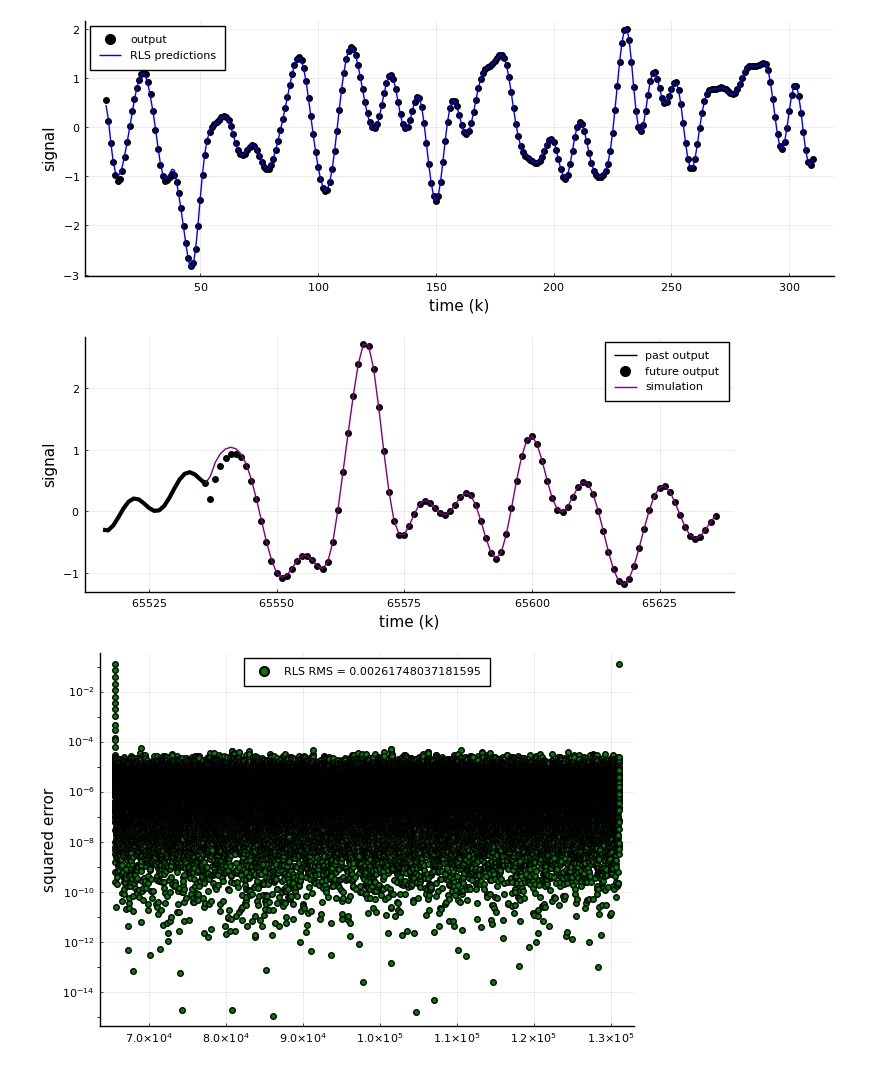
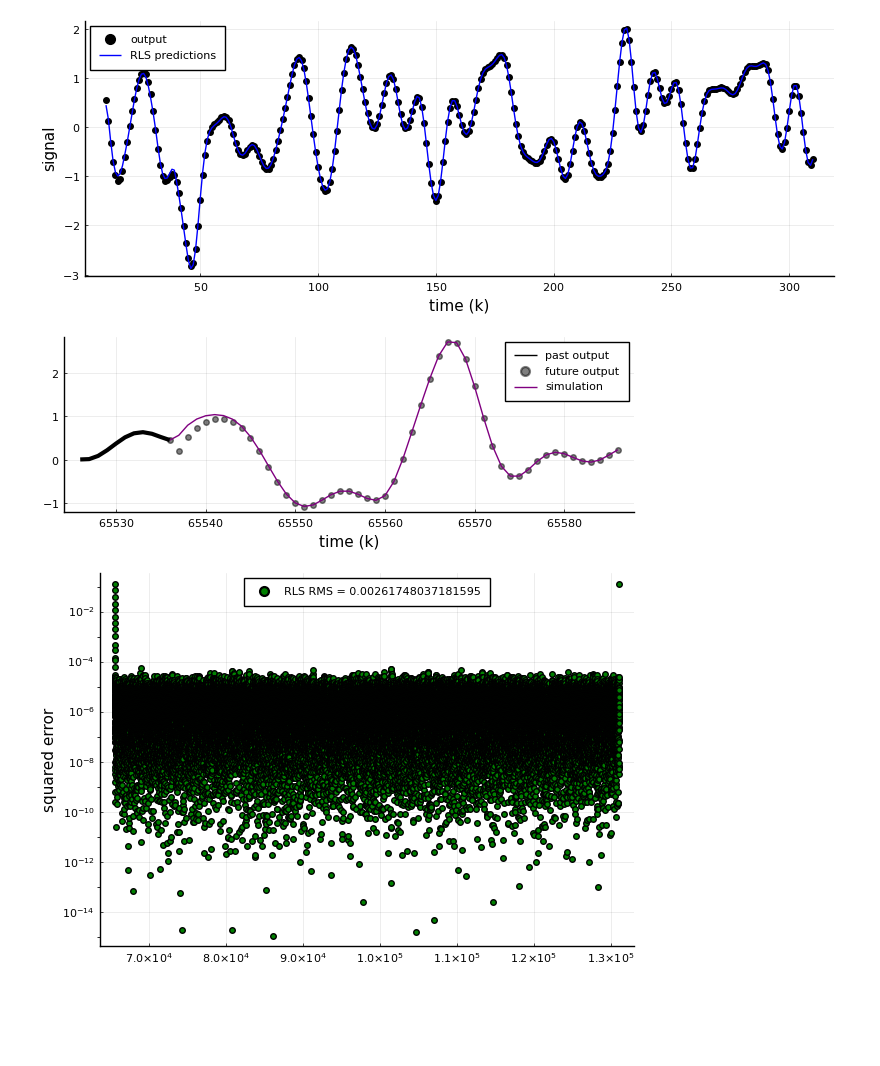
Before and after one commit to biaslab/ACC2022-vmpNARMAX, a Jupyter notebook: experiments-verification/experiment-NARMAX.ipynb, the cells around one changed output. Saved outputs shown, nothing was run; the diff lists cells and outputs as text; code cells hidden in the pictures; blank space fills up the shorter version.

```diff
--- a/experiments-verification/experiment-NARMAX.ipynb
+++ b/experiments-verification/experiment-NARMAX.ipynb
@@ -434,16 +435,17 @@ for k in ts:T
 
 end
 # %%
-past = 20
-plot(ts-past:ts, output[ts-past:ts], color="black", linewidth=3, label="past output", xlabel="time (k)", ylabel="signal", size=(700,300))
+past = 10
+p220 = plot(ts-past:ts, output[ts-past:ts], color="black", linewidth=3, label="past output", xlabel="time (k)", ylabel="", size=(600,220))
 
-if T-ts > 100
-    scatter!(ts:ts+100, output[ts:ts+100], color="black", label="future output", xlabel="time (k)", ylabel="signal")
-    plot!(ts:ts+100, simulations_RLS[ts:ts+100], color="purple", label="simulation")
+viz_t = 50
+if T-ts > viz_t
+    scatter!(ts:ts+viz_t, output[ts:ts+viz_t], color="black", alpha=0.5, label="future output", xlabel="time (k)")
+    plot!(ts:ts+viz_t, simulations_RLS[ts:ts+viz_t], color="purple", label="simulation")
 else
-    scatter!(ts:T, output[ts:T], color="black", label="future output", xlabel="time (k)", ylabel="signal")
+    scatter!(ts:T, output[ts:T], color="black", label="future output", xlabel="time (k)")
     plot!(ts:T, simulations_RLS[ts:T], color="purple", label="simulation")
 end
 # %% [output]
-[figure, old version]
+[figure, new version]
 # %%
```
Also changed, not shown: parts of 4 cells of this notebook, 9 other files.
